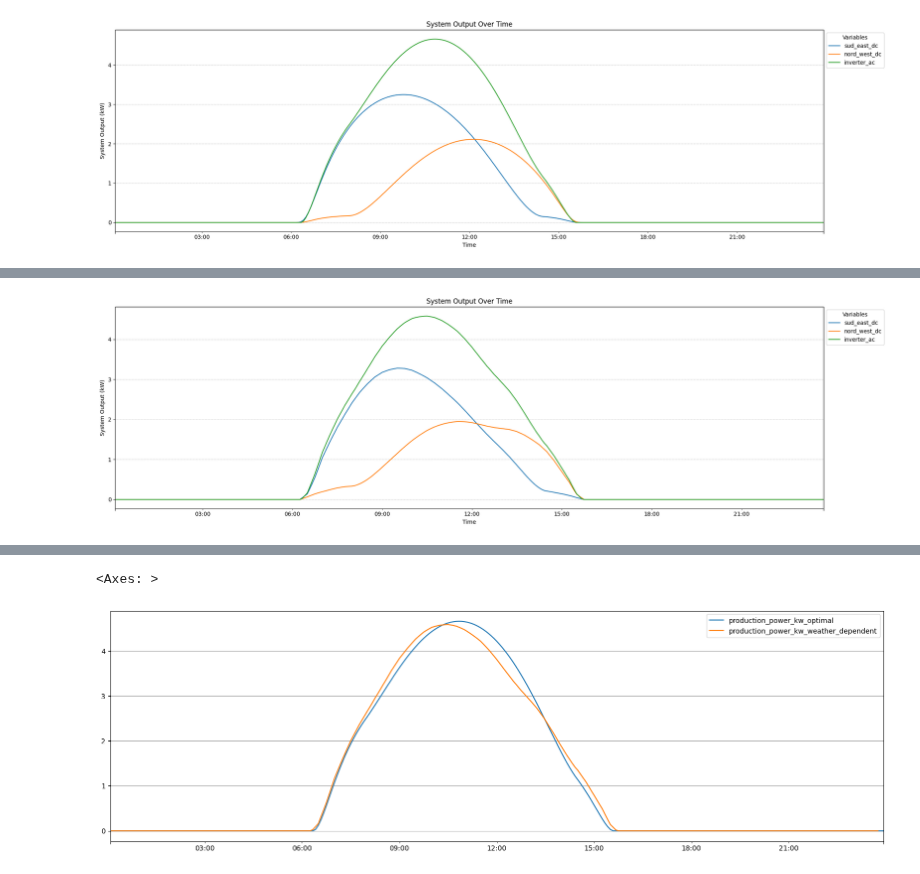
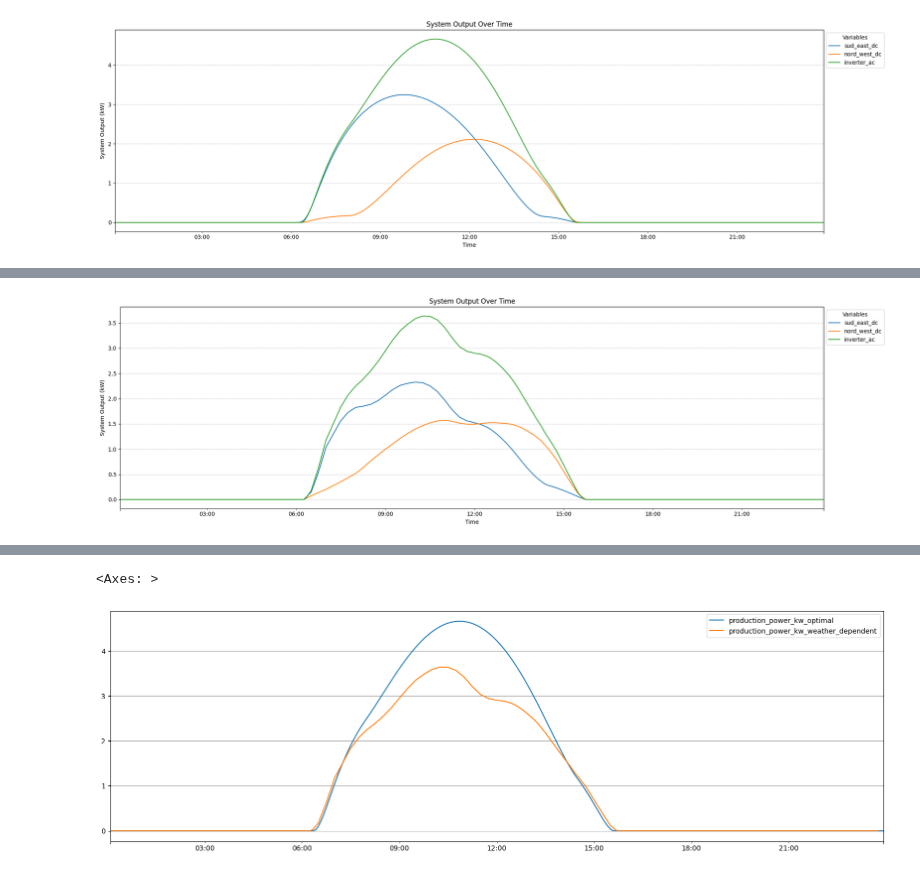
Before and after one commit to EmaR97/EnergyManagementRL, a Jupyter notebook: notebooks/04_pv_production_simulation.ipynb, the cells around one changed output, grey strips where cells are left out. Saved outputs shown, nothing was run; the diff lists cells and outputs as text; code cells hidden in the pictures.

```diff
--- a/notebooks/04_pv_production_simulation.ipynb
+++ b/notebooks/04_pv_production_simulation.ipynb
@@ -23,16 +23,18 @@ plant_config = PlantConfig(
 )
 energy_prediction_system = EnergyPredictionSystem(plant_config=plant_config, open_meteo_client=open_meteo_client)
 # %%
+s = '2024-12-24 00:05'
+e = '2024-12-24 23:55'
 open_meteo_production_df = energy_prediction_system.run_energy_production_prediction(
-    '2024-12-22 00:05',
-    '2024-12-22 23:55',
+    s,
+    e,
     WeatherType.open_meteo
 )
 open_meteo_production_df.info()
 #
 clear_sky_production_df = energy_prediction_system.run_energy_production_prediction(
-    '2024-12-22 00:05',
-    '2024-12-22 23:55',
+    s,
+    e,
     WeatherType.clear_sky
 )
 clear_sky_production_df.info()
@@ -63 +65 @@ Production starts at: 2024-12-22 06:20:00, ends at: 2024-12-22 15:40:00
-[figure, old version]
+[figure, new version]
@@ -73,4 +75,4 @@ merged_df = pd.concat([clear_sky_production_df.production_power_kw_optimal,
 merged_df.plot(figsize=(20, 6), grid=True)
 # %% [output]
 <Axes: >
-[figure, old version]
+[figure, new version]
```
Also changed, not shown: parts of 1 cell of this notebook, 6 other files.
